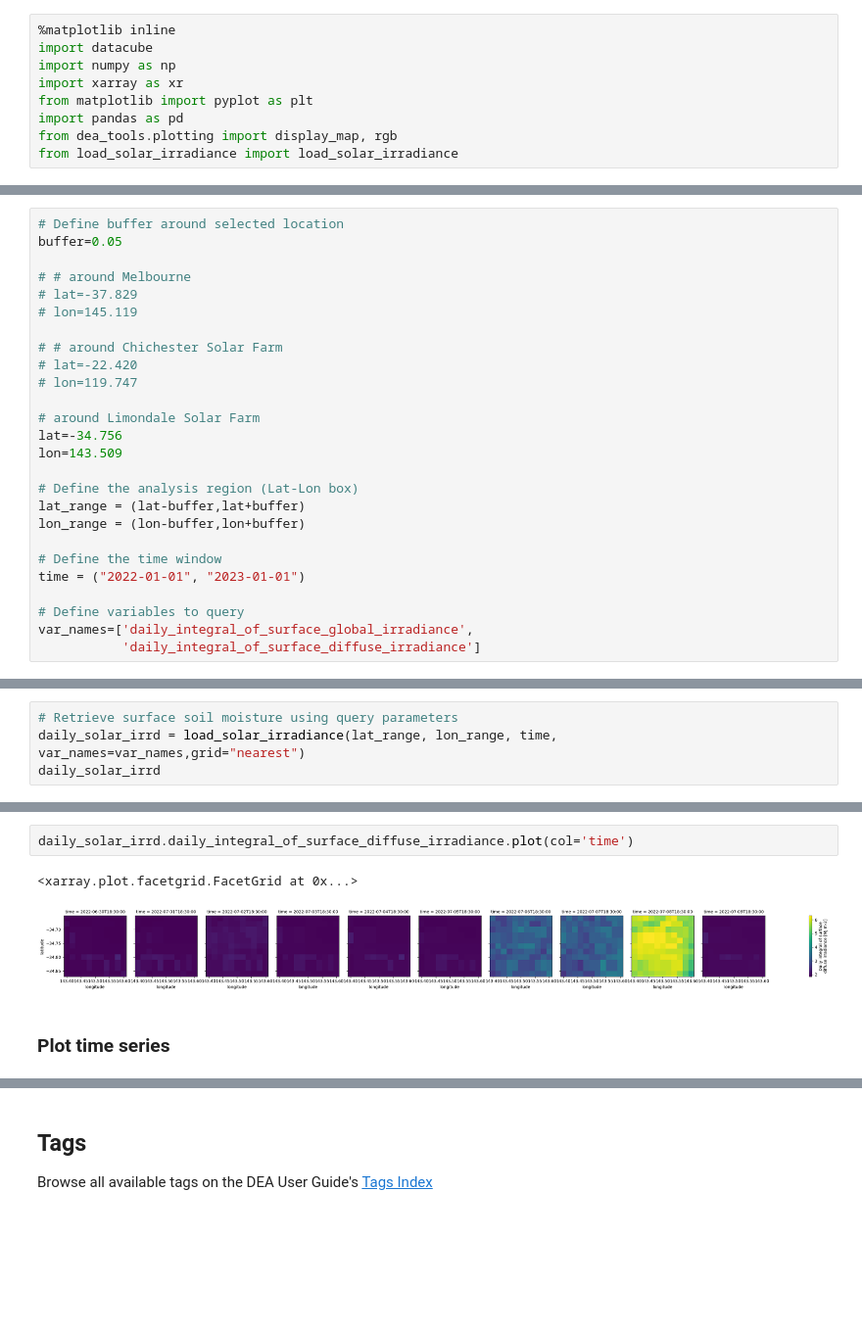
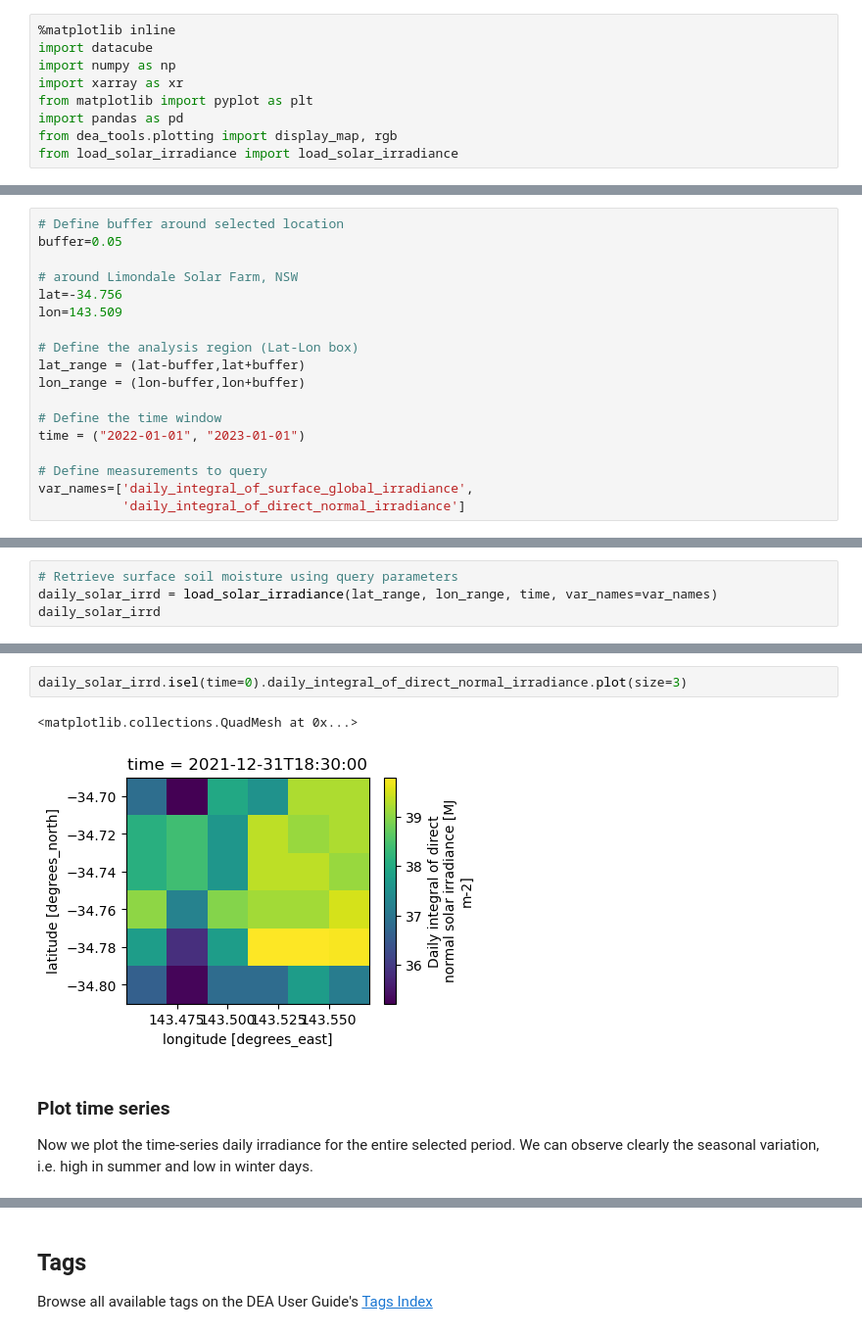
Before and after one commit to frontiersi/BoM_ODC_demonstration, a Jupyter notebook: Load_BoM_solar_irradiance.ipynb, the cells around one changed output, grey strips where cells are left out. Shown at 98% size. Saved outputs shown, nothing was run; the diff lists cells and outputs as text; blank space fills up the shorter version.

```diff
--- a/Load_BoM_solar_irradiance.ipynb
+++ b/Load_BoM_solar_irradiance.ipynb
@@ -46,15 +50,7 @@ The time period is chosen to be no more than a year to limit data download.
 # Define buffer around selected location
 buffer=0.05
 
-# # around Melbourne
-# lat=-37.829
-# lon=145.119
-
-# # around Chichester Solar Farm
-# lat=-22.420
-# lon=119.747
-
-# around Limondale Solar Farm
+# around Limondale Solar Farm, NSW
 lat=-34.756
 lon=143.509
 
@@ -65,8 +61,8 @@ lon_range = (lon-buffer,lon+buffer)
 # Define the time window
 time = ("2022-01-01", "2023-01-01")
 
-# Define variables to query
+# Define measurements to query
 var_names=['daily_integral_of_surface_global_irradiance',
-           'daily_integral_of_surface_diffuse_irradiance']
+           'daily_integral_of_direct_normal_irradiance']
 # %% [markdown]
 ## View the queried location
@@ -79,4 +79,4 @@ display_map(x=lon_range, y=lat_range)
 # %%
 # Retrieve surface soil moisture using query parameters
-daily_solar_irrd = load_solar_irradiance(lat_range, lon_range, time, var_names=var_names,grid="nearest")
+daily_solar_irrd = load_solar_irradiance(lat_range, lon_range, time, var_names=var_names)
 daily_solar_irrd
@@ -87,9 +112,11 @@ daily_solar_irrd.daily_integral_of_surface_global_irradiance.plot(col='time')
 # %%
-daily_solar_irrd.daily_integral_of_surface_diffuse_irradiance.plot(col='time')
+daily_solar_irrd.isel(time=0).daily_integral_of_direct_normal_irradiance.plot(size=3)
 # %% [output]
-<xarray.plot.facetgrid.FacetGrid at 0x...>
+<matplotlib.collections.QuadMesh at 0x...>
-[figure, old version]
+[figure, new version]
 # %% [markdown]
 ### Plot time series
+
+Now we plot the time-series daily irradiance for the entire selected period. We can observe clearly the seasonal variation, i.e. high in summer and low in winter days.
 # %%
 daily_solar_irrd.daily_integral_of_surface_global_irradiance.mean(["latitude", "longitude"]).plot(
```
Also changed, not shown: parts of 19 cells of this notebook, 1 other file.
